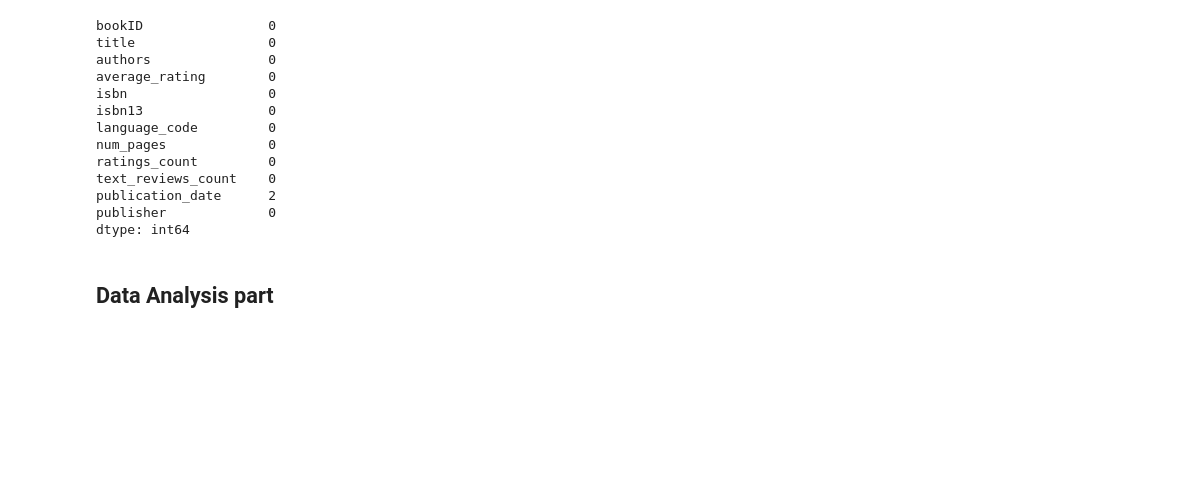
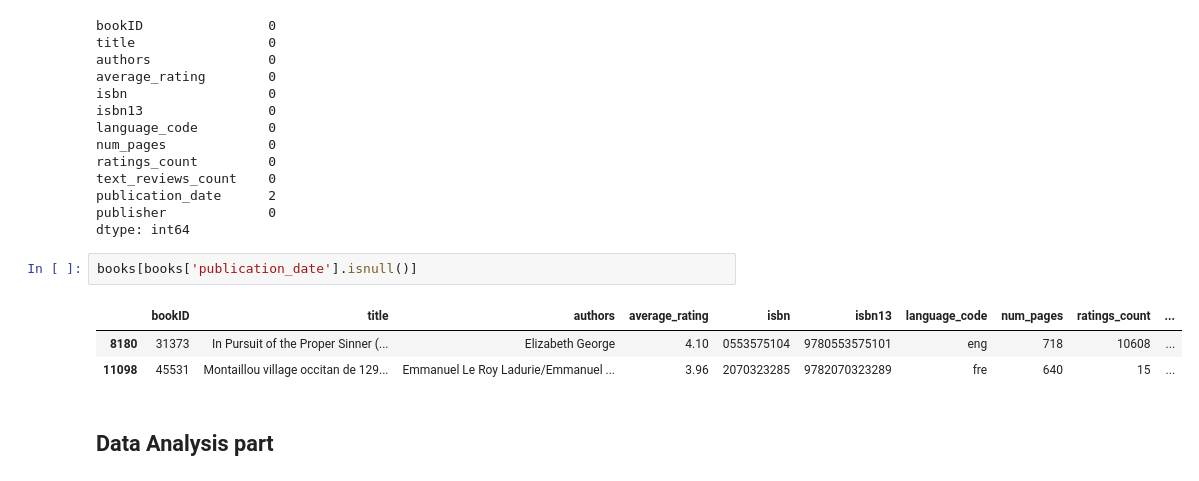
Before and after one commit to rhowsane/viet-goodreads, a Jupyter notebook: Notebook/main.ipynb, the cells around one changed output. Cells and saved outputs as stored; diff of their text form; blank space fills up the shorter version.

```diff
--- a/Notebook/main.ipynb
+++ b/Notebook/main.ipynb
@@ -138,5 +138,11 @@ text_reviews_count    0
 publication_date      2
 publisher             0
 dtype: int64
+# %%
+books[books['publication_date'].isnull()]
+# %% [output]
+|  | bookID | title | authors | average_rating | isbn | isbn13 | language_code | num_pages | ratings_count | ... |
+| 8180 | 31373 | In Pursuit of the Proper Sinner (... | Elizabeth George | 4.10 | 0553575104 | 9780553575101 | eng | 718 | 10608 | ... |
+| 11098 | 45531 | Montaillou village occitan de 129... | Emmanuel Le Roy Ladurie/Emmanuel ... | 3.96 | 2070323285 | 9782070323289 | fre | 640 | 15 | ... |
 # %% [markdown]
 <h2> Data Analysis part </h2>
```
Also changed, not shown: parts of 6 cells of this notebook.
